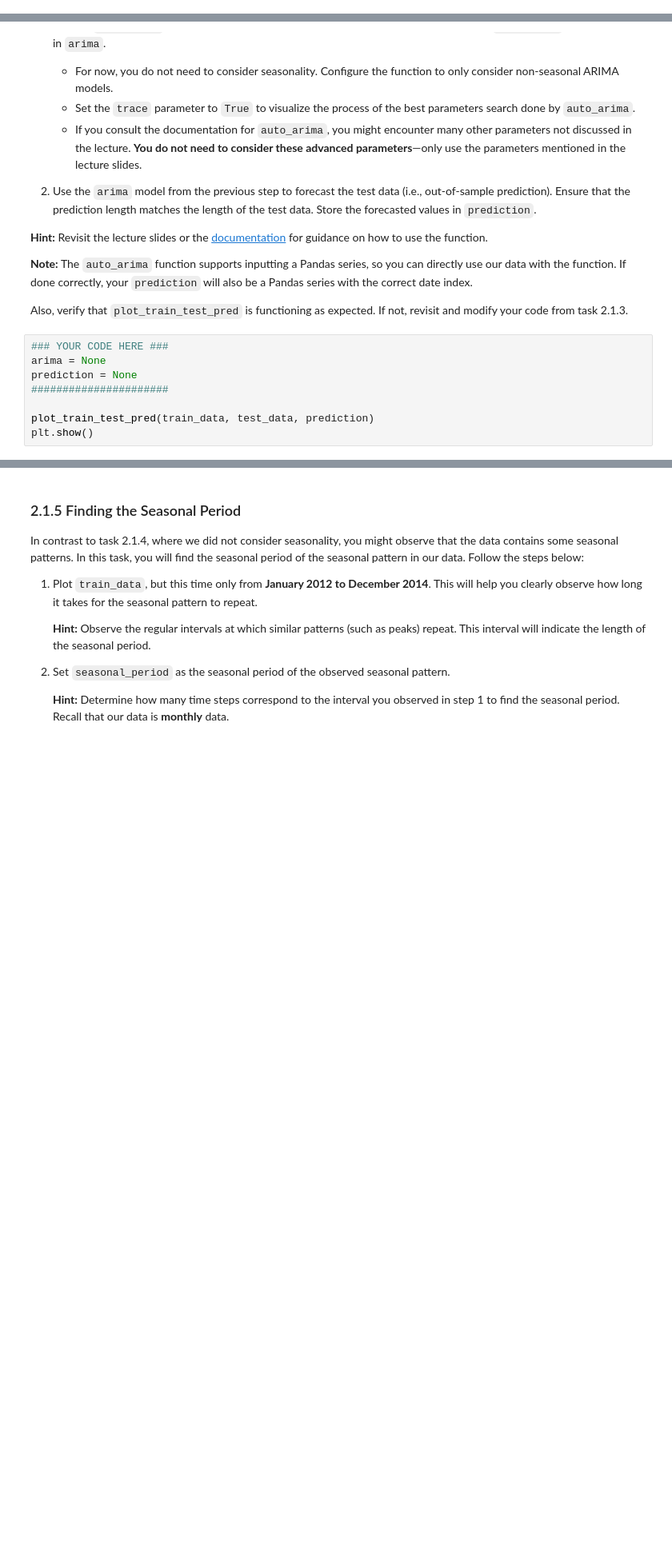
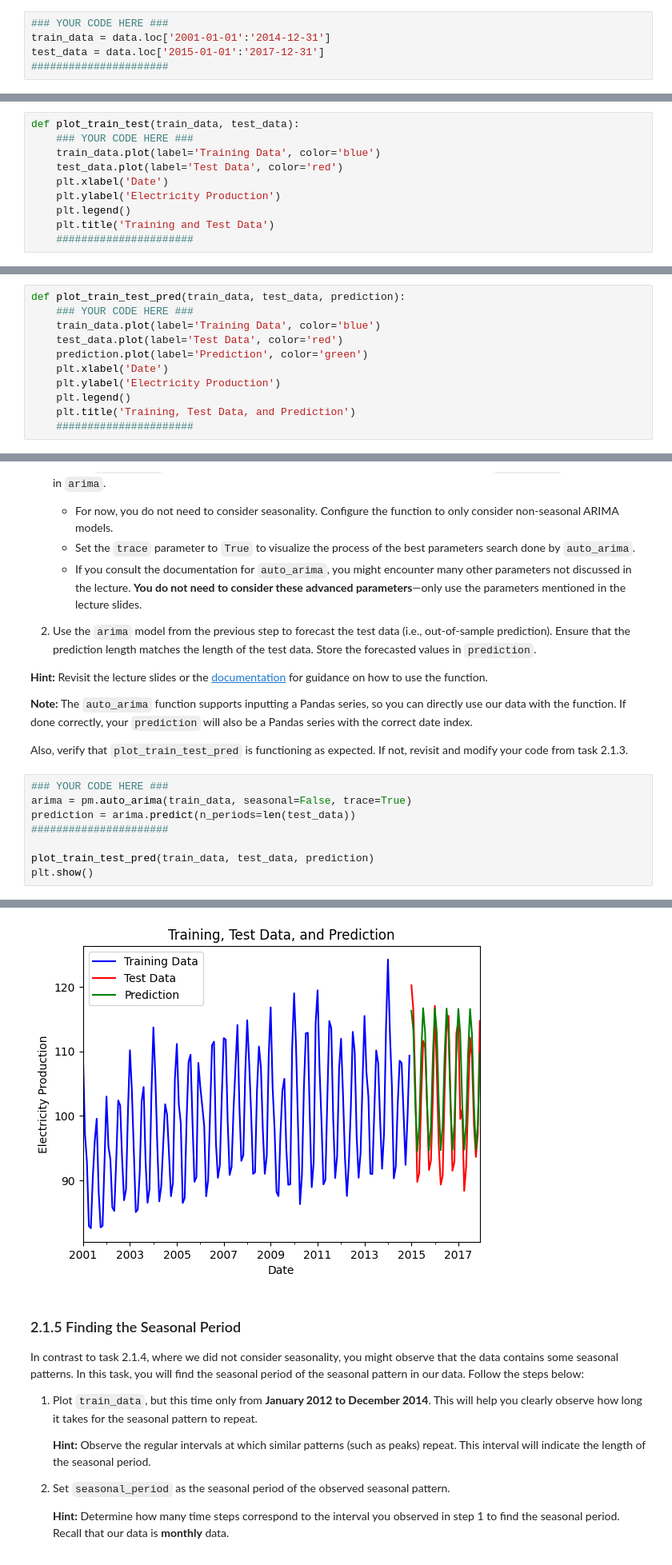
Before and after one commit to DioSurreal/MAD_LAB, a Jupyter notebook: MAD_lab_module1.ipynb, the cells around one changed output, grey strips where cells are left out. Shown at 80% size. Cells and saved outputs as stored; diff of their text form; blank space fills up the shorter version.

```diff
--- a/MAD_lab_module1.ipynb
+++ b/MAD_lab_module1.ipynb
@@ -500,3 +663,8 @@ test_data = None
+# %%
+### YOUR CODE HERE ###
+train_data = data.loc['2001-01-01':'2014-12-31']
+test_data = data.loc['2015-01-01':'2017-12-31']
+######################
 # %% [markdown]
 ### 2.1.2 Plotting Training and Test Data
 
@@ -523,3 +681,13 @@ def plot_train_test(train_data, test_data):
+# %%
+def plot_train_test(train_data, test_data):
+    ### YOUR CODE HERE ###
+    train_data.plot(label='Training Data', color='blue')
+    test_data.plot(label='Test Data', color='red')
+    plt.xlabel('Date')
+    plt.ylabel('Electricity Production')
+    plt.legend()
+    plt.title('Training and Test Data')
+    ######################
 # %%
 plot_train_test(train_data, test_data)
 plt.show()
@@ -546,3 +705,14 @@ def plot_train_test_pred(train_data, test_data, prediction):
+# %%
+def plot_train_test_pred(train_data, test_data, prediction):
+    ### YOUR CODE HERE ###
+    train_data.plot(label='Training Data', color='blue')
+    test_data.plot(label='Test Data', color='red')
+    prediction.plot(label='Prediction', color='green')
+    plt.xlabel('Date')
+    plt.ylabel('Electricity Production')
+    plt.legend()
+    plt.title('Training, Test Data, and Prediction')
+    ######################
 # %% [markdown]
 ### 2.1.4 Fitting Non-Seasonal ARIMA Model and Forecasting
 
@@ -562,9 +732,10 @@ Next, we will use the `auto_arima` function to fit non-seasonal ARIMA models and
 Also, verify that `plot_train_test_pred` is functioning as expected. If not, revisit and modify your code from task 2.1.3.
 # %%
 ### YOUR CODE HERE ###
-arima = None
-prediction = None
+arima = pm.auto_arima(train_data, seasonal=False, trace=True)
+prediction = arima.predict(n_periods=len(test_data))
 ######################
 
 plot_train_test_pred(train_data, test_data, prediction)
 plt.show()
+# %% [output]
@@ -571,3 +759,4 @@ plt.show()
+[figure, added]
 # %% [markdown]
 ### 2.1.5 Finding the Seasonal Period
 
```
Also changed, not shown: parts of 57 cells of this notebook.
